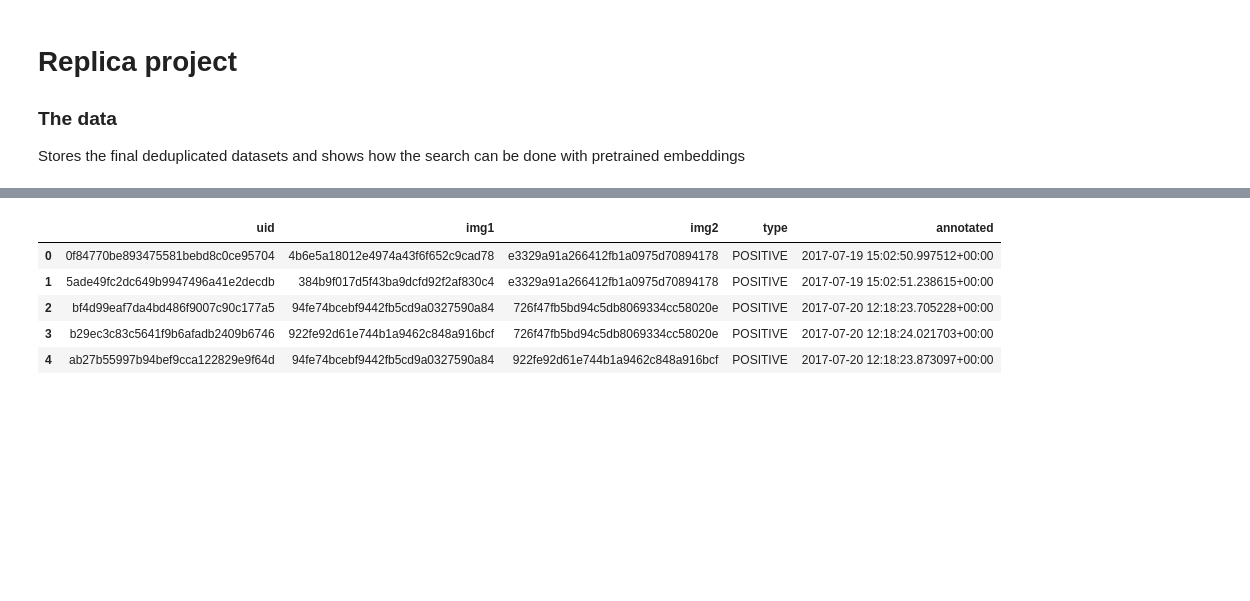
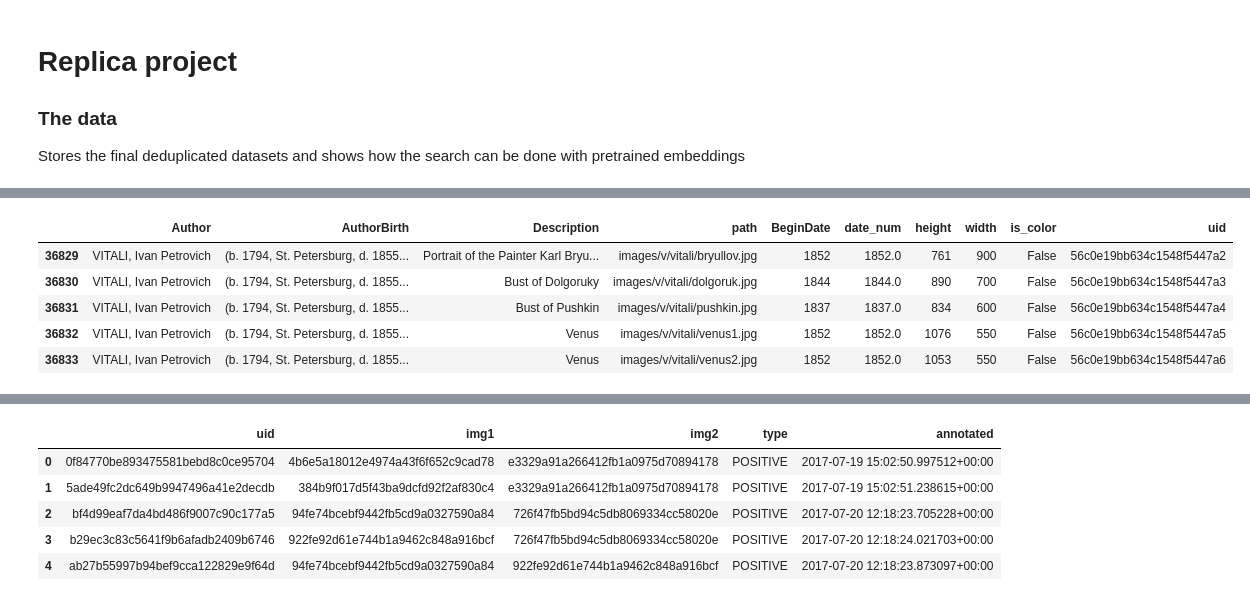
Before and after one commit to ludovicaschaerf/Cini_TDA, a Jupyter notebook: notebooks/Data.ipynb, the cells around one changed output, grey strips where cells are left out. Cells and saved outputs as stored; diff of their text form; code cells hidden in the pictures; blank space fills up the shorter version.

```diff
--- a/notebooks/Data.ipynb
+++ b/notebooks/Data.ipynb
@@ -41,0 +82,9 @@ metadata.head(5)
+# %%
+metadata_2[metadata_2['AuthorBirth'] == '(b. 1794, St. Petersburg, d. 1855, St. Petersburg)']
+# %% [output]
+|  | Author | AuthorBirth | Description | path | BeginDate | date_num | height | width | is_color | uid |
+| 36829 | VITALI, Ivan Petrovich | (b. 1794, St. Petersburg, d. 1855... | Portrait of the Painter Karl Bryu... | images/v/vitali/bryullov.jpg | 1852 | 1852.0 | 761 | 900 | False | 56c0e19bb634c1548f5447a2 |
+| 36830 | VITALI, Ivan Petrovich | (b. 1794, St. Petersburg, d. 1855... | Bust of Dolgoruky | images/v/vitali/dolgoruk.jpg | 1844 | 1844.0 | 890 | 700 | False | 56c0e19bb634c1548f5447a3 |
+| 36831 | VITALI, Ivan Petrovich | (b. 1794, St. Petersburg, d. 1855... | Bust of Pushkin | images/v/vitali/pushkin.jpg | 1837 | 1837.0 | 834 | 600 | False | 56c0e19bb634c1548f5447a4 |
+| 36832 | VITALI, Ivan Petrovich | (b. 1794, St. Petersburg, d. 1855... | Venus | images/v/vitali/venus1.jpg | 1852 | 1852.0 | 1076 | 550 | False | 56c0e19bb634c1548f5447a5 |
+| 36833 | VITALI, Ivan Petrovich | (b. 1794, St. Petersburg, d. 1855... | Venus | images/v/vitali/venus2.jpg | 1852 | 1852.0 | 1053 | 550 | False | 56c0e19bb634c1548f5447a6 |
```
Also changed, not shown: parts of 13 cells of this notebook, 6 other files.
